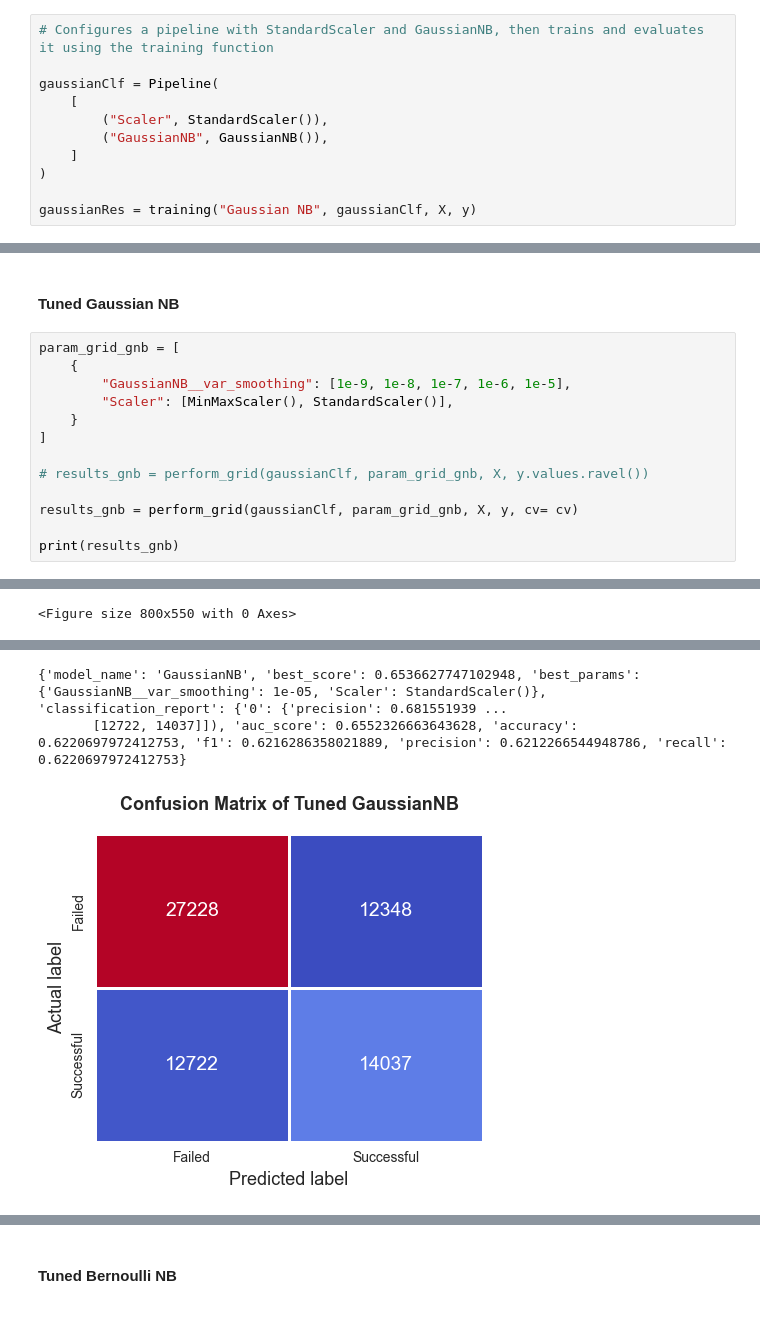
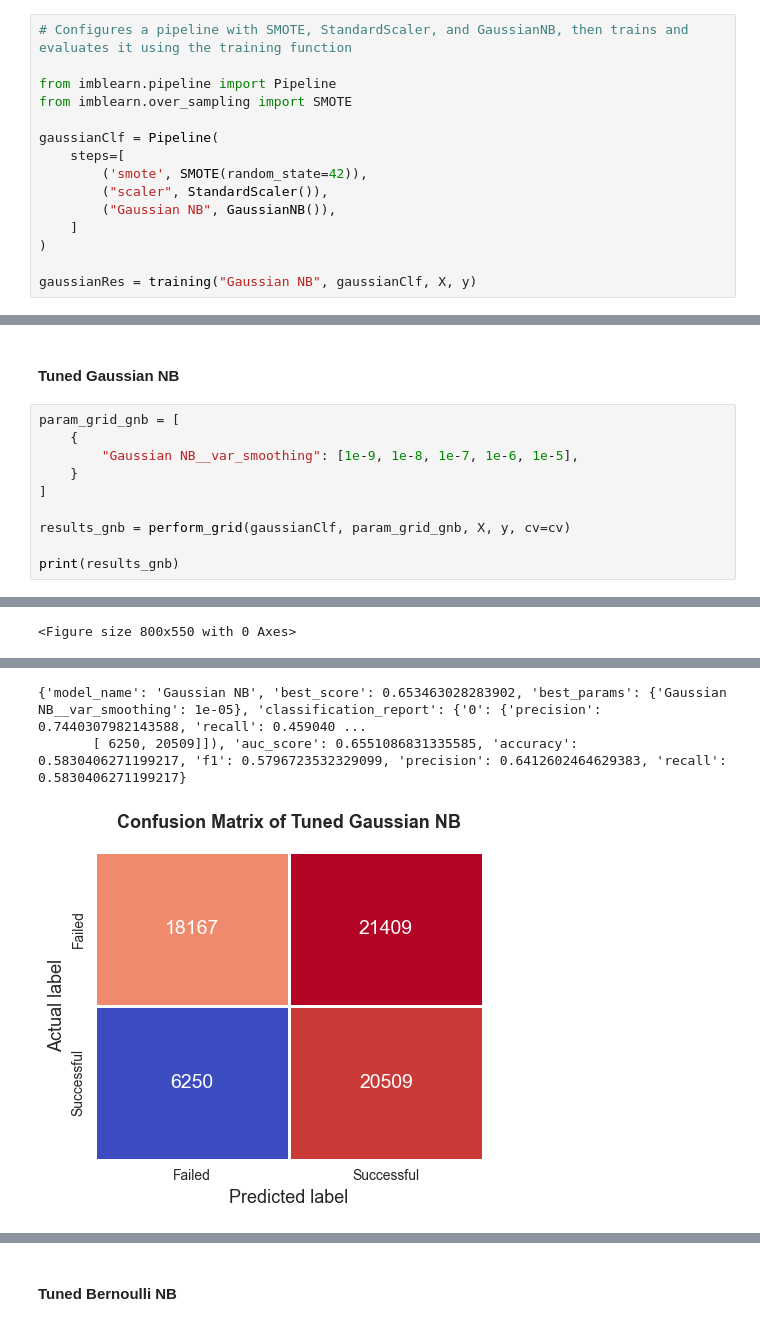
Before and after one commit to camgitblame/kickstarter, a Jupyter notebook: Code.ipynb, the cells around one changed output, grey strips where cells are left out. Cells and saved outputs as stored; diff of their text form.

Commit message:
Add SMOTE to pipeline

```diff
--- a/Code.ipynb
+++ b/Code.ipynb
@@ -1000,10 +1072,14 @@ def training(model_name, model_pipeline, X, y, test_size=0.2, random_state=42):
 # %%
-# Configures a pipeline with StandardScaler and GaussianNB, then trains and evaluates it using the training function
+# Configures a pipeline with SMOTE, StandardScaler, and GaussianNB, then trains and evaluates it using the training function
+
+from imblearn.pipeline import Pipeline
+from imblearn.over_sampling import SMOTE
 
 gaussianClf = Pipeline(
-    [
-        ("Scaler", StandardScaler()),
-        ("GaussianNB", GaussianNB()),
+    steps=[
+        ('smote', SMOTE(random_state=42)),
+        ("scaler", StandardScaler()),
+        ("Gaussian NB", GaussianNB()),
     ]
 )
 
@@ -1357,14 +1428,11 @@ def perform_grid(pipe, param_grid, X, y, scoring="roc_auc", cv=cv):
 # %%
 param_grid_gnb = [
     {
-        "GaussianNB__var_smoothing": [1e-9, 1e-8, 1e-7, 1e-6, 1e-5],
-        "Scaler": [MinMaxScaler(), StandardScaler()],
+        "Gaussian NB__var_smoothing": [1e-9, 1e-8, 1e-7, 1e-6, 1e-5],
     }
 ]
 
-# results_gnb = perform_grid(gaussianClf, param_grid_gnb, X, y.values.ravel())
-
-results_gnb = perform_grid(gaussianClf, param_grid_gnb, X, y, cv= cv)
+results_gnb = perform_grid(gaussianClf, param_grid_gnb, X, y, cv=cv)
 
 print(results_gnb)
 # %% [output]
@@ -1391,6 +1459,6 @@ ROC AUC Score: 0.6552326663643628
-{'model_name': 'GaussianNB', 'best_score': 0.6536627747102948, 'best_params': {'GaussianNB__var_smoothing': 1e-05, 'Scaler': StandardScaler()}, 'classification_report': {'0': {'precision': 0.681551939 ...
-       [12722, 14037]]), 'auc_score': 0.6552326663643628, 'accuracy': 0.6220697972412753, 'f1': 0.6216286358021889, 'precision': 0.6212266544948786, 'recall': 0.6220697972412753}
+{'model_name': 'Gaussian NB', 'best_score': 0.653463028283902, 'best_params': {'Gaussian NB__var_smoothing': 1e-05}, 'classification_report': {'0': {'precision': 0.7440307982143588, 'recall': 0.459040 ...
+       [ 6250, 20509]]), 'auc_score': 0.6551086831335585, 'accuracy': 0.5830406271199217, 'f1': 0.5796723532329099, 'precision': 0.6412602464629383, 'recall': 0.5830406271199217}
-[figure, old version]
+[figure, new version]
 # %%
 gausian_best = results_gnb["best_params"]
 gaussian_auc = auc_list[0]
```
Also changed, not shown: parts of 49 cells of this notebook.
